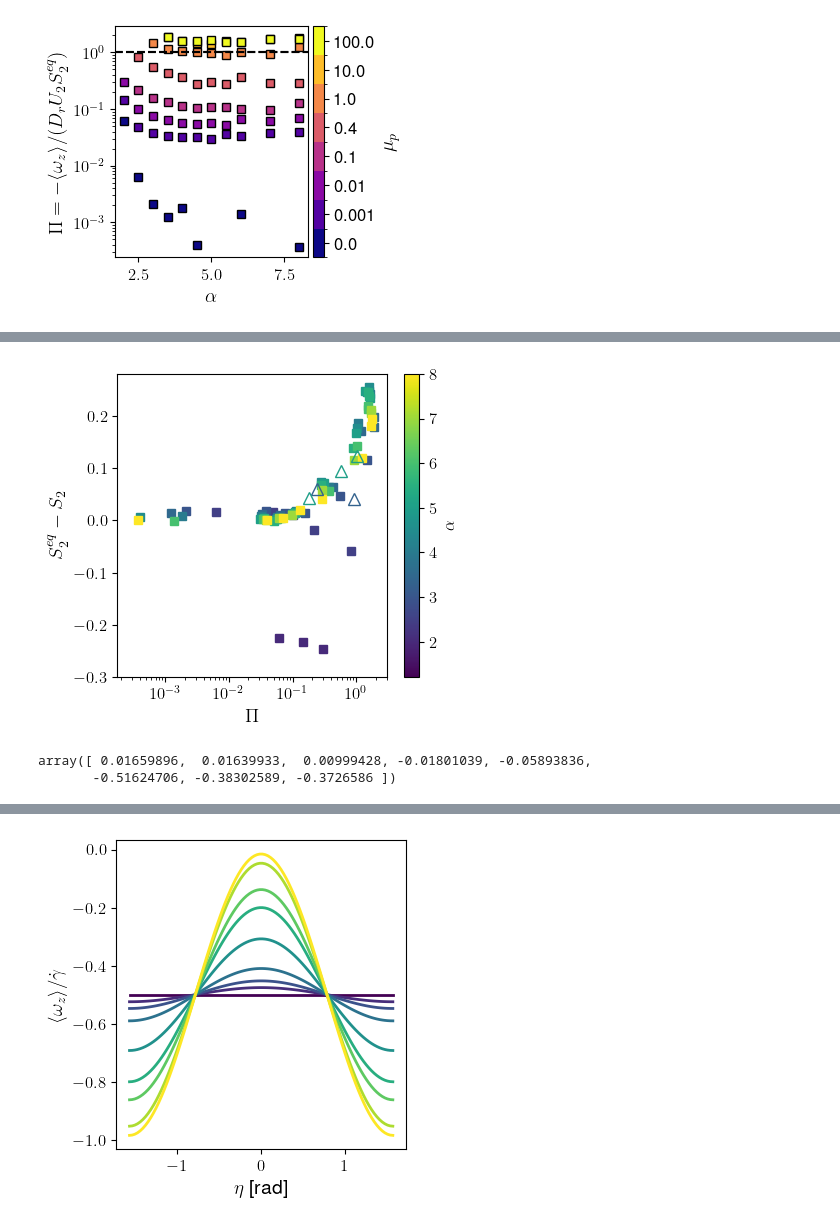
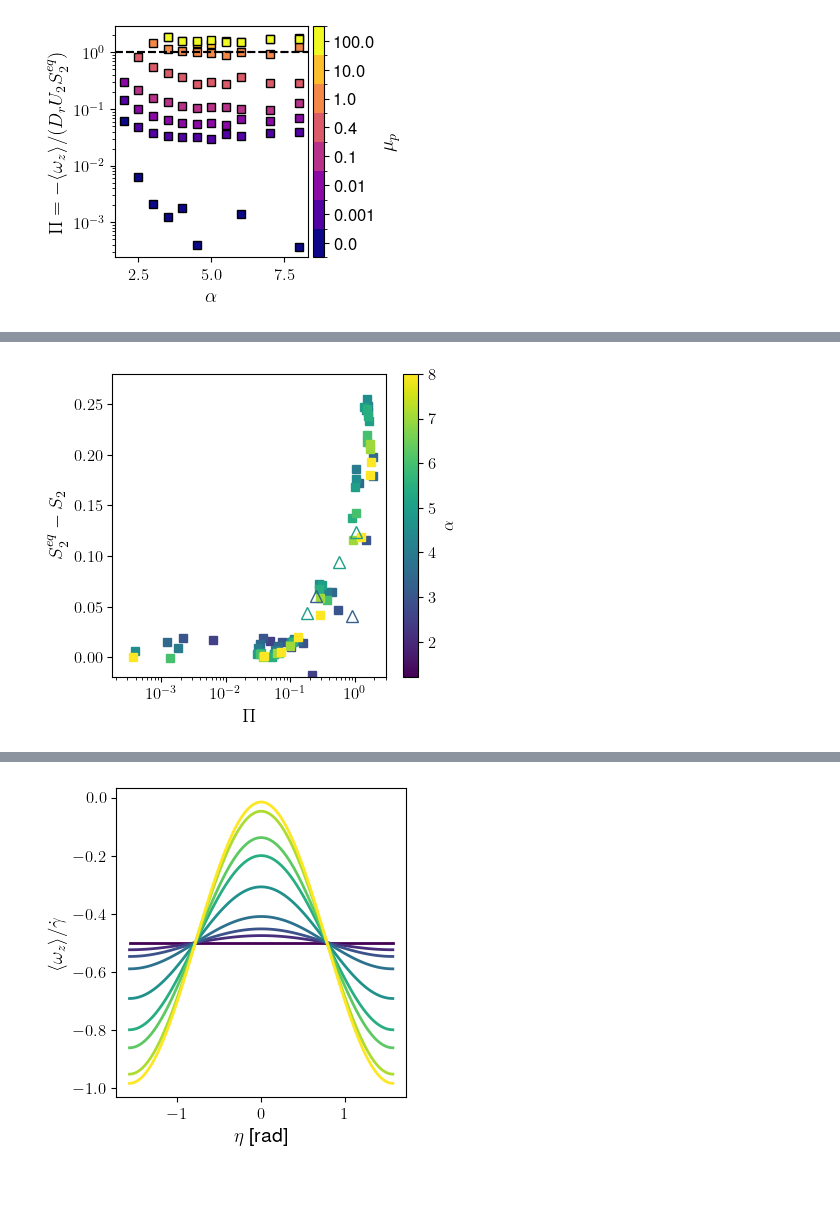
Before and after one commit to JBil8/Data_processing_orientations, a Jupyter notebook: maier_3d.ipynb, the cells around one changed output, grey strips where cells are left out. Drawn from its saved outputs; the diff is of its cells as text; code cells hidden in the pictures; blank space fills up the shorter version.

```diff
--- a/maier_3d.ipynb
+++ b/maier_3d.ipynb
@@ -1844,6 +1378,3 @@ plt.legend(title="$\\mu_p=$", bbox_to_anchor=(0.8, 1.4), fontsize=12, ncols=4, t
 plt.savefig(f"S2_phi_vs_alpha_I_{I}.svg", dpi=300, bbox_inches='tight')
 # %% [output]
 [figure]
-# %%
-for i, alpha in enumerate(aspect_ratios):
-    print("alpha:", alpha, "phis:", phis[:, 0, i])
@@ -2097,8 +1516,7 @@ for i, alpha_index in enumerate(alpha_indexs):
             S2_t,
             label=f"{cof_val}",
             color=colors_cof[i_cof],
-            linewidth = 3,
-            # marker='o'
+            linewidth = 3
         )
 
         ax[1][i].plot(
@@ -2106,8 +1524,7 @@ for i, alpha_index in enumerate(alpha_indexs):
             eta[100:],
             label=f"{cof_val}",
             color=colors_cof[i_cof],
-            linewidth = 3,
-            # marker='o'
+            linewidth = 3
         )
 
         ax[2][i].plot(
@@ -2115,8 +1532,7 @@ for i, alpha_index in enumerate(alpha_indexs):
             biaxiality_t[100:],
             label=f"{cof_val}",
             color=colors_cof[i_cof],
-            linewidth = 3,
-            # marker='o'
+            linewidth = 3
         )
 
 
@@ -2125,7 +1541,6 @@ for i, alpha_index in enumerate(alpha_indexs):
 
 ax[0, 0].set_ylabel("$S_2$")
 ax[1, 0].set_ylabel("$\\eta$")
-# ax[2, 0].set_ylabel("$\\lambda_2 - \\lambda_3$")
 ax[2, 0].set_ylabel("$r$")
 fig.tight_layout()
 fig.savefig(f"S2_over_time_vs_gamma_alpha.pdf", dpi=600, bbox_inches='tight')
@@ -3015,7 +1973,7 @@ for i, alpha_index in enumerate(alpha_indexs):
         i_cof = np.where(cofs == cof_val)[0][0]
 
         thetas = theta_bins[i_cof, 0, alpha_index, :] * 180/np.pi
-        omega_theta = omega_bins[i_cof, 0, alpha_index, :] / shear_rates[i_cof, 0, alpha_index]**2
+        omega_theta = omega_bins[i_cof, 0, alpha_index, :]
         std_omega_theta = std_omega_bins[i_cof, 0, alpha_index, :] / shear_rates[i_cof, 0, alpha_index]
         ax[i].plot(
             thetas,
@@ -3031,8 +1989,6 @@ for i, alpha_index in enumerate(alpha_indexs):
         ax[i].axvline(theta_d[i_cof, 0, alpha_index]*180/np.pi, color=colors_cof[i_cof], linestyle=':', label="$\\eta$")
 
 
-        # ax[i].set_ylim(-2.5, 0.2)
-
     beta = (alpha_values[i]**2 - 1) / (alpha_values[i]**2 + 1)
     theta_fit = np.linspace(-np.pi/2, np.pi/2, 200)
     jeffrey_omega = -(1 - beta * np.cos(2 * theta_fit)) / 2
@@ -3045,11 +2001,11 @@ for i, alpha_index in enumerate(alpha_indexs):
         label='Jeffrey',
         linewidth=2
     )
+    ax[i].set_title(f"$\\alpha = {alpha_values[i]}$")
 
-    # ax[i].set_title(f"$\\alpha = {alpha_values[i]}$")
     ax[i].set_xlabel("$\\vartheta$ [deg]")
 
-ax[0].set_ylabel("-$\\langle \\omega_z(\\vartheta)   \\rangle  /\\dot \\gamma $")
+ax[0].set_ylabel("-$\\langle \\omega_z \\rangle_\\vartheta  /\\dot \\gamma $")
 fig.tight_layout()
 fig.savefig(f"avg_omega_bin.pdf", dpi=300, bbox_inches='tight')
 # %% [output]
@@ -3261,22 +2104,0 @@ mask_S2 = S2_scalar_theoretical > 0.05
-# %%
-cmap = plt.cm.plasma
-colors_cof = [cmap(i / (len(cofs) - 1)) for i in range(len(cofs))]
-
-# plot the Peclet number with the measured D_rn
-fig, ax = plt.subplots(1, 1, figsize=(4, 4))
-beta = (aspect_ratios**2 - 1) / (aspect_ratios**2 + 1)
-for i_cof, cof_val in enumerate(cofs):
-    Pe = -omega[i_cof, 0, :, 2] / shear_rates[i_cof, 0, :]
-    ax.loglog(
-        1/U1_theoretical[i_cof, 0, :],
-        biaxiality[i_cof, 0, :],
-        's',
-        label=f"{cof_val}",
-        color=colors_cof[i_cof]
-    )
-ax.set_ylabel("$r$")
-ax.set_xlabel("$U^{-1}$")
-ax.set_yscale('log')
-# ax.set_xlim(0.01, 0.25)
-# ax.axhline(1.0, color='k', linestyle='--', linewidth=1.5, label="$\\Pi = 1$")
-# fig.savefig(f"omega_over_shear_rate_vs_alpha.pdf", dpi=300, bbox_inches='tight')
@@ -3329,40 +2149,35 @@ for alpha in spheroid_alphas_to_plot:
     )
 
 # #-- 3. Plot Rods (New loop) ---
 for i_alpha_rod, alpha in enumerate(rod_alphas):
     ax.plot(
         Pis_rods[:, 0, i_alpha_rod],
         -delta_s_rods[:, 0, i_alpha_rod],
         '^',  # Triangle marker for rods
         markersize=8,
         label=f"${alpha:.1f}$",
         color=cmap(norm(alpha)),  # Get color from the SAME map
         alpha=1.0,
         mfc='none' # Use a hollow marker to distinguish further
     )
 
 # add colorbar for the aspect ratio
 sm = plt.cm.ScalarMappable(cmap=cmap, norm=norm)
 cbar = plt.colorbar(sm, ax=ax)
 cbar.set_label(r"$\alpha$", fontsize=12)
 
 # ax.legend(title= r"Rod $\alpha=$", bbox_to_anchor=(.45, .5), fontsize=12)
 ax.set_xlabel("$\\Pi$")
 # ax.set_ylabel("$\\lambda_2- \\lambda_3$")
 ax.set_ylabel("$S_2^{{eq}} - S_2$")  # Relative error in S2
 
-plt.ylim(-0.3, 0.28)
+plt.ylim(-0.02, 0.28)
 ax.set_xlim(-.1, 3)
 plt.tight_layout()
 plt.savefig(f"delta_s2_vs_Pi_all.pdf", dpi=300, bbox_inches='tight')
 plt.show()
 # %% [output]
-[figure, old version]
+[figure, new version]
-# %%
-S2_scalar_theoretical[:, 0, 4]- S2_scalar[:, 0, 4]
-# %% [output]
-array([ 0.01659896,  0.01639933,  0.00999428, -0.01801039, -0.05893836,
-       -0.51624706, -0.38302589, -0.3726586 ])
 # %%
 biaxiality_rods = np.array([[[0.04368842, 0.01670691, 0.00980193]],
        [[0.0767007 , 0.03985574, 0.02474923]],
```
Also changed, not shown: parts of 67 cells of this notebook, 42 other files.
